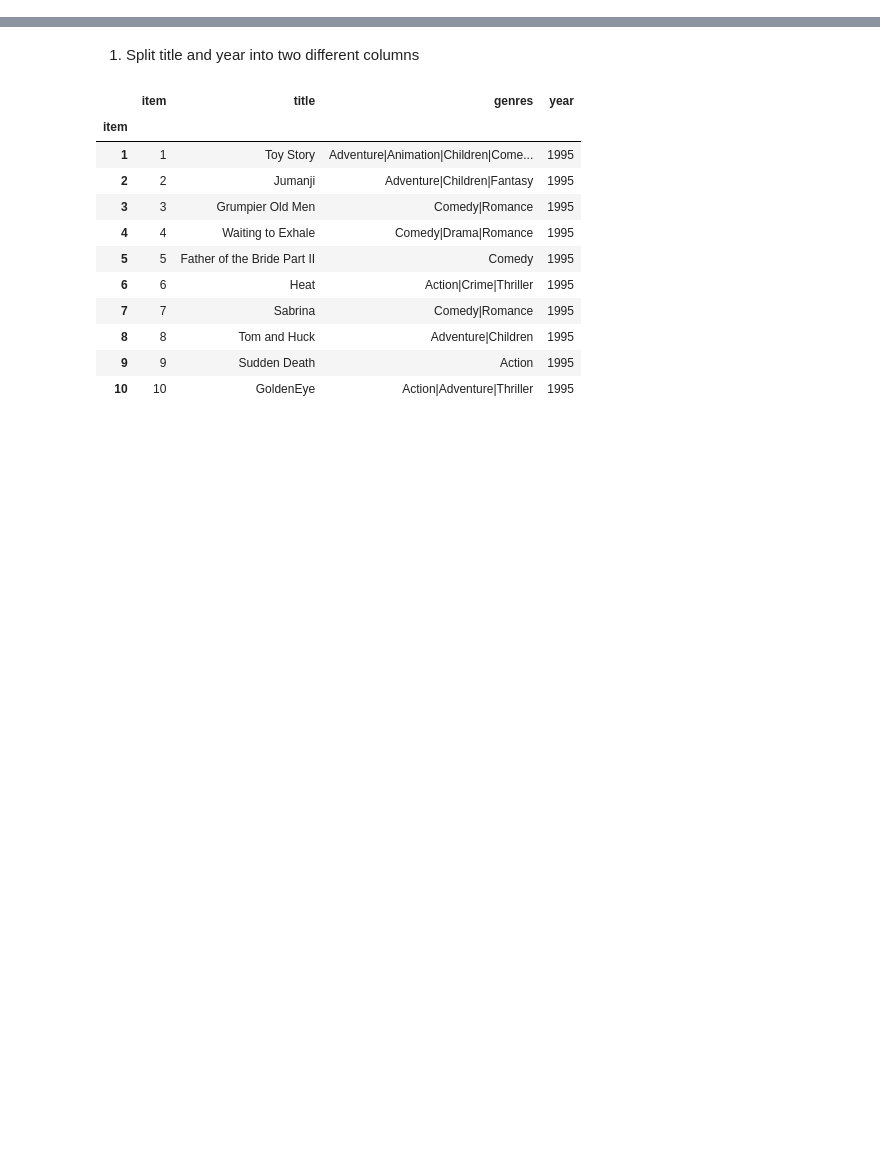
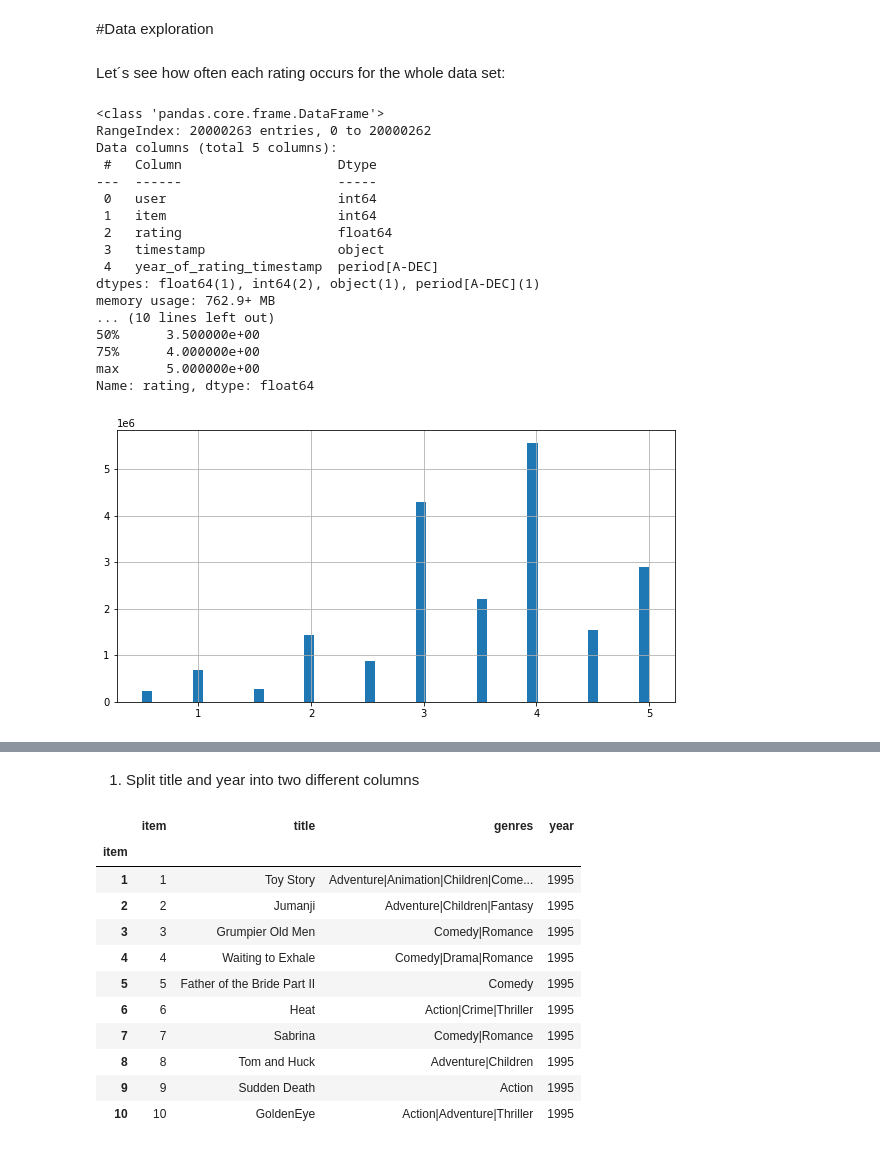
Before and after one commit to csotogd/Recommender-System-santa-claus, a Jupyter notebook: RS project.ipynb, the cells around one changed output, grey strips where cells are left out. Drawn from its saved outputs; the diff is of its cells as text; code cells hidden in the pictures; blank space fills up the shorter version.

```diff
--- a/RS project.ipynb
+++ b/RS project.ipynb
@@ -127,0 +198,31 @@ None
+# %% [markdown]
+#Data exploration
+# %% [markdown]
+Let´s see how often each rating occurs for the whole data set:
+# %%
+ratings_df['rating'].hist(bins = 50, figsize=(10, 5))
+print(ratings_df.info())
+print('number of users: ',len(ratings_df["user"].unique()))
+print('number of movies: ', len(ratings_df["item"].unique()))
+print()
+print('study of ratings')
+print(ratings_df.describe()['rating'])
+# %% [output]
+<class 'pandas.core.frame.DataFrame'>
+RangeIndex: 20000263 entries, 0 to 20000262
+Data columns (total 5 columns):
+ #   Column                    Dtype
+---  ------                    -----
+ 0   user                      int64
+ 1   item                      int64
+ 2   rating                    float64
+ 3   timestamp                 object
+ 4   year_of_rating_timestamp  period[A-DEC]
+dtypes: float64(1), int64(2), object(1), period[A-DEC](1)
+memory usage: 762.9+ MB
+... (10 lines left out)
+50%      3.500000e+00
+75%      4.000000e+00
+max      5.000000e+00
+Name: rating, dtype: float64
+[figure, added]
```
Also changed, not shown: parts of 249 cells of this notebook.
